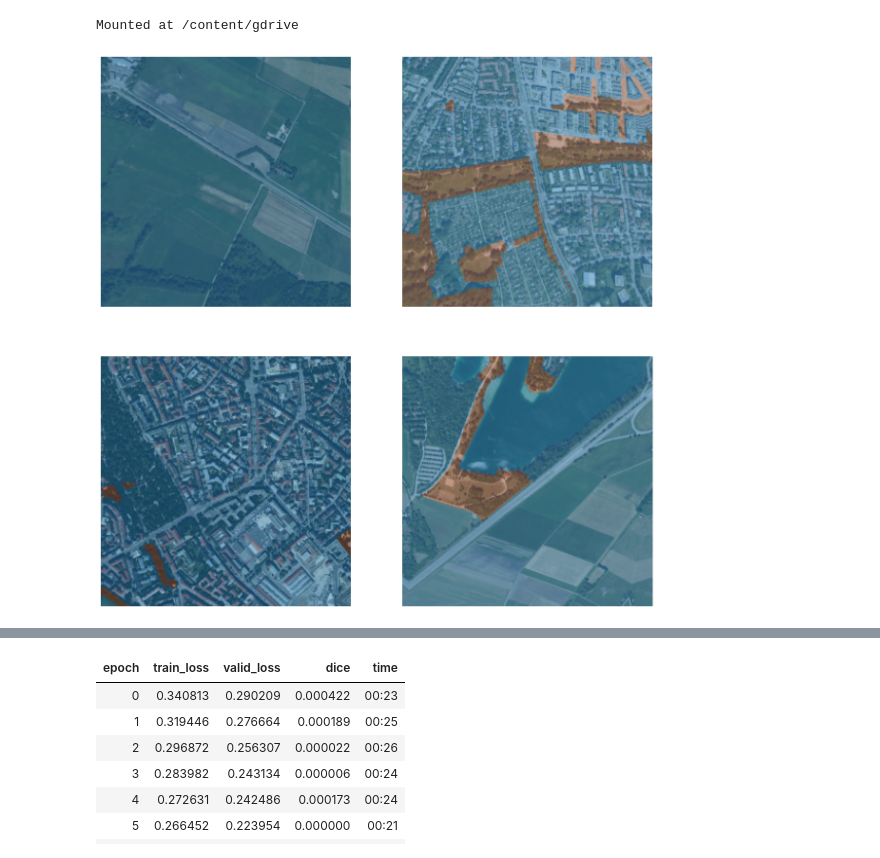
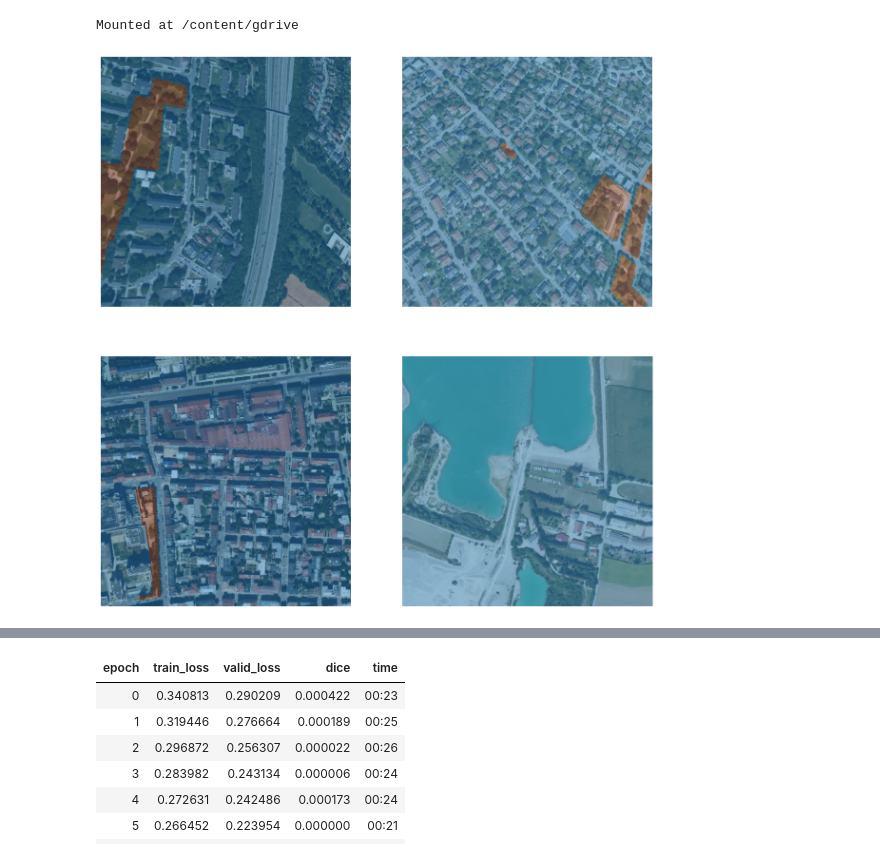
Before and after one commit to kleenman/tds_capstone, a Jupyter notebook: model.ipynb, the cells around one changed output, grey strips where cells are left out. Saved outputs shown, nothing was run; the diff lists cells and outputs as text; code cells hidden in the pictures.

```diff
--- a/model.ipynb
+++ b/model.ipynb
@@ -13,7 +13,7 @@ import matplotlib.pyplot as plt
 from PIL import Image
 from fastai.vision.all import *
 # %%
-dataset_path = '/content/gdrive/MyDrive/Capstone/Data/munich_data'
+dataset_path = '/content/gdrive/MyDrive/Capstone_split/Data/munich_data'
 
 # define mask function
 
@@ -27,22 +27,23 @@ parks_block = DataBlock(blocks = (ImageBlock, MaskBlock(codes = ['background','p
                  get_items=get_image_files,
                  splitter=RandomSplitter(valid_pct=0.2, seed=42),
                  get_y=mask_function,
-                 item_tfms=Resize(460),
-                 batch_tfms=aug_transforms(size=256, max_lighting=0.3)
+                 item_tfms=Resize(500),
+                 batch_tfms=aug_transforms(size=500, max_lighting=0.3)
 )
 
 # Dataloaders with batch size 4
 dls4 = parks_block.dataloaders(dataset_path, bs=4)
 
 # Dataloaders with batch size 16
-dls16 = parks_block.dataloaders(dataset_path, bs=16)
+#dls16 = parks_block.dataloaders(dataset_path, bs=16)
 
 # Dataloaders with batch size 32
-dls32 = parks_block.dataloaders(dataset_path, bs=32)
+#dls32 = parks_block.dataloaders(dataset_path, bs=32)
 # %%
 #dls16.show_batch(figsize=(15, 15), max_n=4)
+dls4.show_batch(figsize=(15, 15), max_n=4)
 # %% [output]
-[figure, old version]
+[figure, new version]
 # %%
 # Create a U-Net model with batch size 16
 learn_bs16 = unet_learner(dls16, resnet34, metrics=Dice)
```
Also changed, not shown: parts of 5 cells of this notebook.
